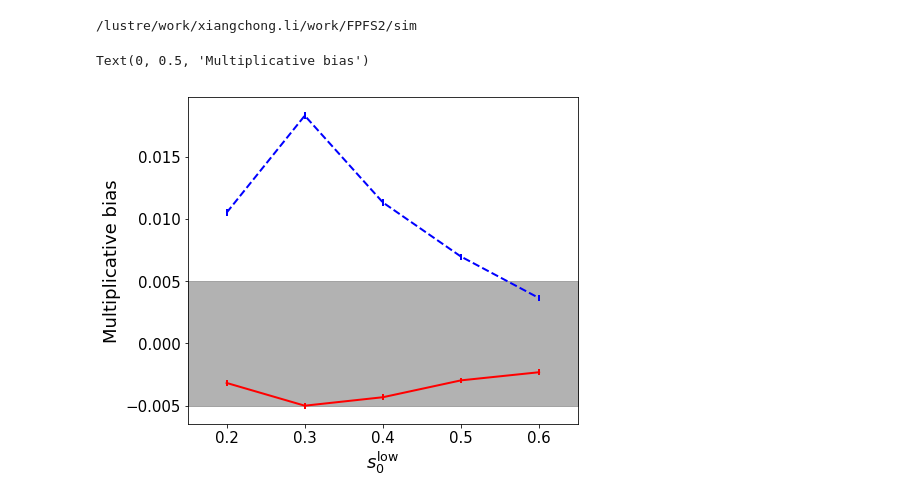
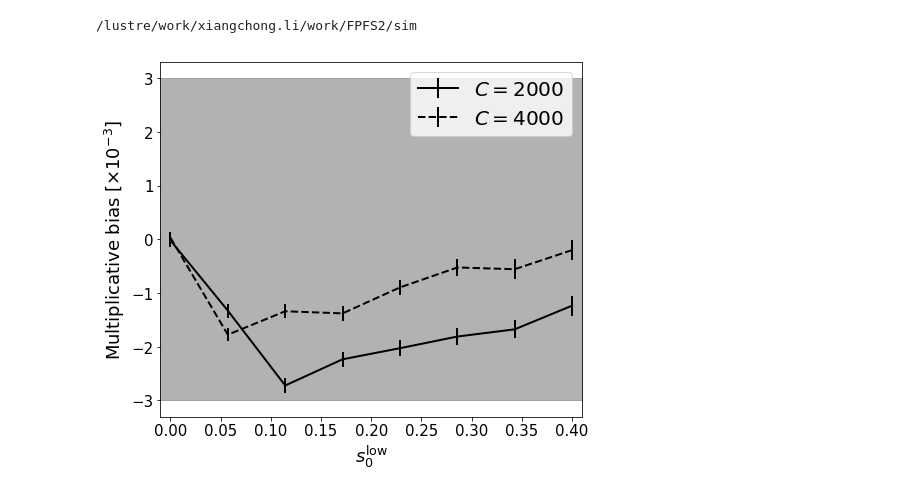
Before and after one commit to mr-superonion/FPFS, a Jupyter notebook: notebook/paper-FPFS2021/3-selBias_wNoise.ipynb, the cells around one changed output. Saved outputs shown, nothing was run; the diff lists cells and outputs as text; code cells hidden in the pictures.

```diff
--- a/notebook/paper-FPFS2021/3-selBias_wNoise.ipynb
+++ b/notebook/paper-FPFS2021/3-selBias_wNoise.ipynb
@@ -56,14 +131,22 @@ mF,merrF=estimate(Clist,False)
+# %%
+CBase1=2000.
+CBase2=4000.
+Cutlist=np.linspace(0.,0.4,8)
+mT,merrT=estimate(Cutlist,C=CBase1,noiRev=True)
+mF,merrF=estimate(Cutlist,C=CBase2,noiRev=True)
 # %%
-pltDir='plot/selBias/'
 plt.close()
 fig=plt.figure(figsize=(7,6))
 ax=fig.add_subplot(1,1,1)
-ax.errorbar(Clist,mT,merrT,fmt='-',c='red')
-ax.errorbar(Clist,mF,merrF,fmt='--',c='blue')
-ax.fill_between(np.linspace(0.15,0.65,100),-5e-3*np.ones(100),5e-3*np.ones(100),color='gray',alpha=0.6)
-ax.set_xlim(0.15,0.65)
+ax.errorbar(Cutlist,mT*1000,merrT*1000,fmt='-',c='black',linewidth=2,label=r'$C=2000$')
+ax.errorbar(Cutlist,mF*1000,merrF*1000,fmt='--',c='black',linewidth=2,label=r'$C=4000$')
+ax.fill_between(np.linspace(-0.01,0.41,100),-3e0*np.ones(100),3e0*np.ones(100),color='gray',alpha=0.6)
+ax.set_xlim(-0.01,0.41)
 ax.set_xlabel(r'$s_0^{\rm low}$')
-ax.set_ylabel(r'Multiplicative bias')
+ax.set_ylabel(r'Multiplicative bias [$\times 10^{-3}$]')
+ax.legend()
+plt.tight_layout()
+fig.savefig(os.path.join(pltDir,'selBias_wnoise_low.png'))
+fig.savefig(os.path.join(pltDir,'selBias_wnoise_low.pdf'))
 # %% [output]
-Text(0, 0.5, 'Multiplicative bias')
-[figure, old version]
+[figure, new version]
```
Also changed, not shown: parts of 8 cells of this notebook, 4 other files.
